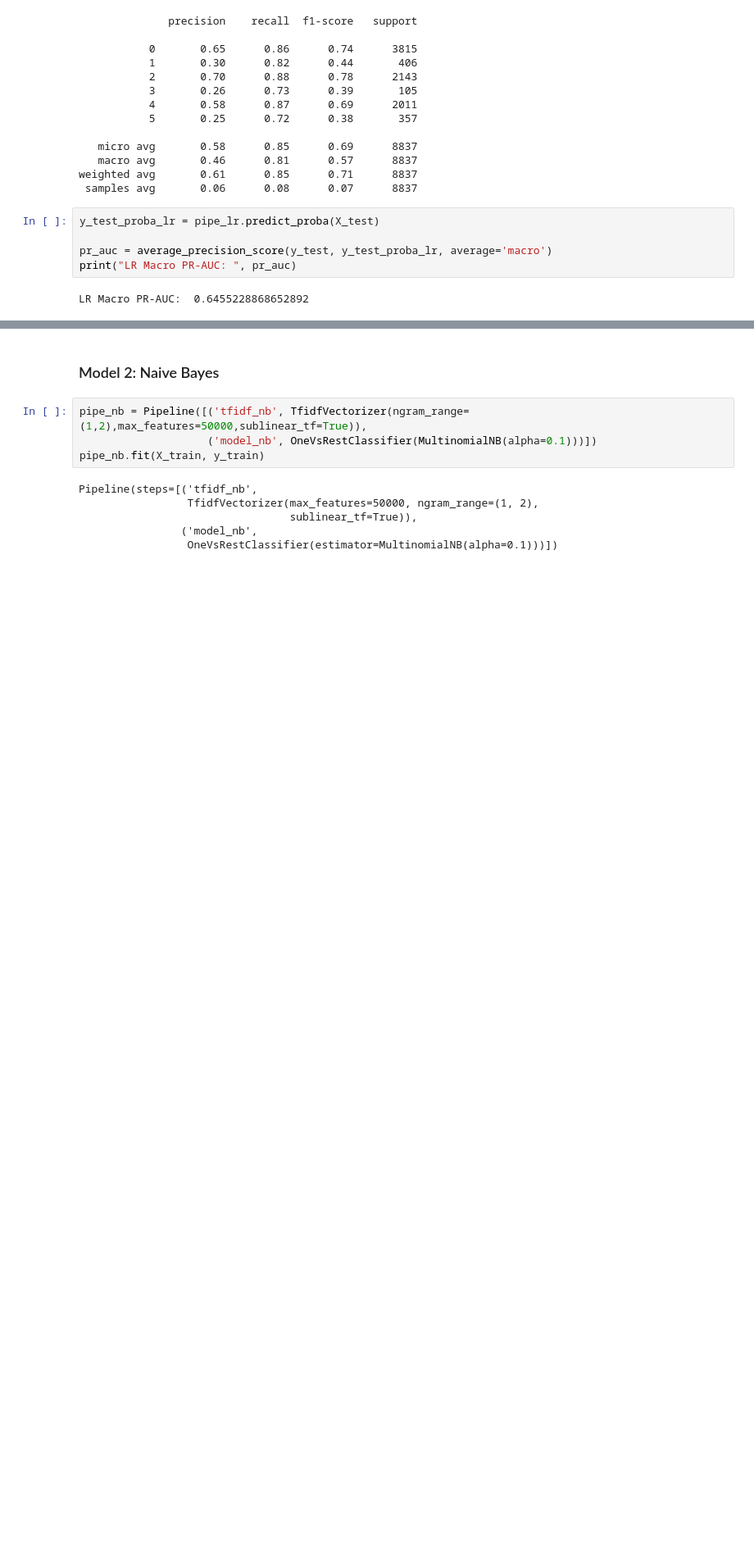
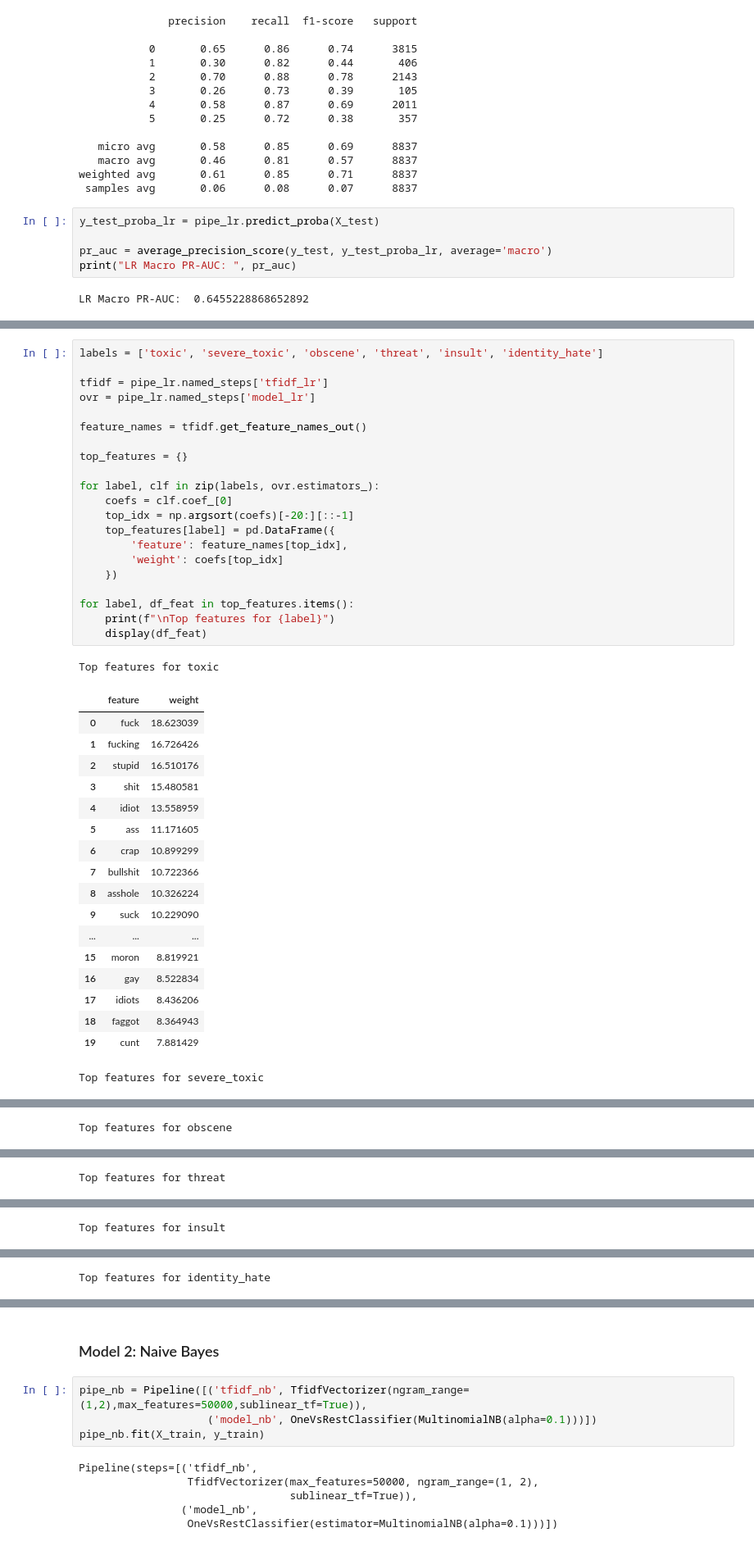
Before and after one commit to A1r1p1it/toxic-comments-classification, a Jupyter notebook: nlp.ipynb, the cells around one changed output, grey strips where cells are left out. Shown at 82% size. Drawn from its saved outputs; the diff is of its cells as text; blank space fills up the shorter version.

```diff
--- a/nlp.ipynb
+++ b/nlp.ipynb
@@ -213,0 +219,41 @@ LR Macro PR-AUC:  0.6455228868652892
+# %%
+labels = ['toxic', 'severe_toxic', 'obscene', 'threat', 'insult', 'identity_hate']
+
+tfidf = pipe_lr.named_steps['tfidf_lr']
+ovr = pipe_lr.named_steps['model_lr']
+
+feature_names = tfidf.get_feature_names_out()
+
+top_features = {}
+
+for label, clf in zip(labels, ovr.estimators_):
+    coefs = clf.coef_[0]
+    top_idx = np.argsort(coefs)[-20:][::-1]
+    top_features[label] = pd.DataFrame({
+        'feature': feature_names[top_idx],
+        'weight': coefs[top_idx]
+    })
+
+for label, df_feat in top_features.items():
+    print(f"\nTop features for {label}")
+    display(df_feat)
+# %% [output]
+Top features for toxic
+|  | feature | weight |
+| 0 | fuck | 18.623039 |
+| 1 | fucking | 16.726426 |
+| 2 | stupid | 16.510176 |
+| 3 | shit | 15.480581 |
+| 4 | idiot | 13.558959 |
+| 5 | ass | 11.171605 |
+| 6 | crap | 10.899299 |
+| 7 | bullshit | 10.722366 |
+| 8 | asshole | 10.326224 |
+| 9 | suck | 10.229090 |
+| ... | ... | ... |
+| 15 | moron | 8.819921 |
+| 16 | gay | 8.522834 |
+| 17 | idiots | 8.436206 |
+| 18 | faggot | 8.364943 |
+| 19 | cunt | 7.881429 |
+Top features for severe_toxic
@@ -213,0 +277 @@ LR Macro PR-AUC:  0.6455228868652892
+Top features for obscene
@@ -213,0 +295 @@ LR Macro PR-AUC:  0.6455228868652892
+Top features for threat
@@ -213,0 +313 @@ LR Macro PR-AUC:  0.6455228868652892
+Top features for insult
@@ -213,0 +331 @@ LR Macro PR-AUC:  0.6455228868652892
+Top features for identity_hate
```
Also changed, not shown: parts of 19 cells of this notebook.
